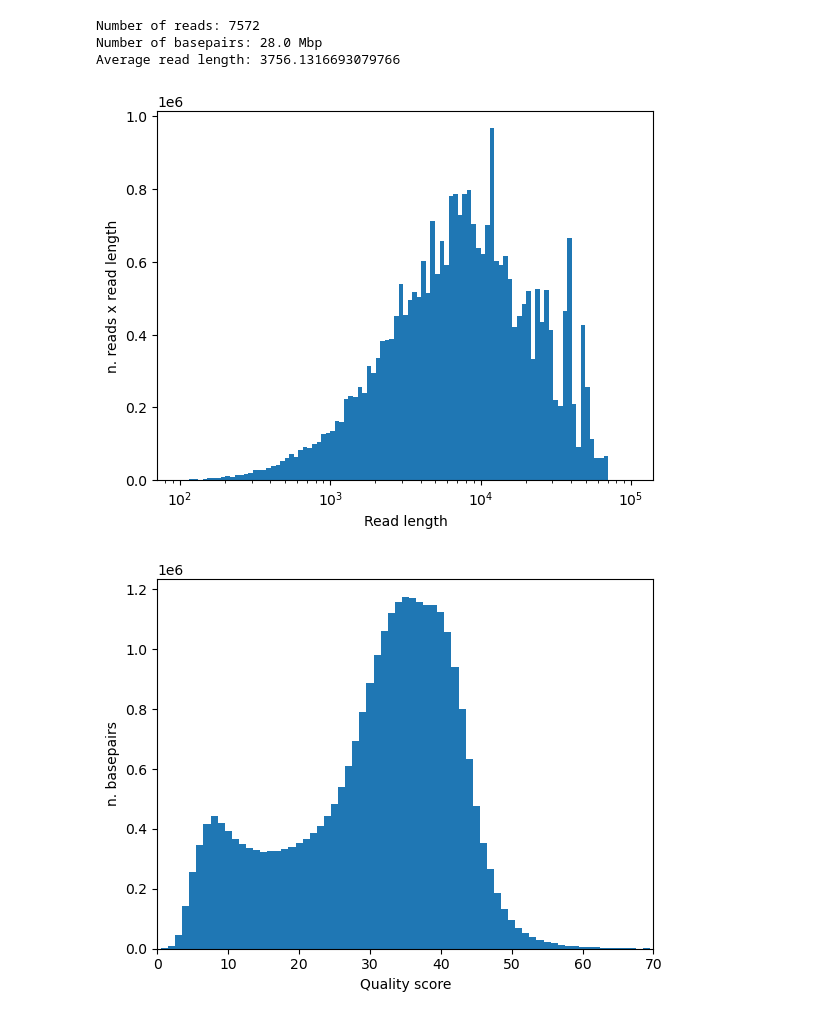
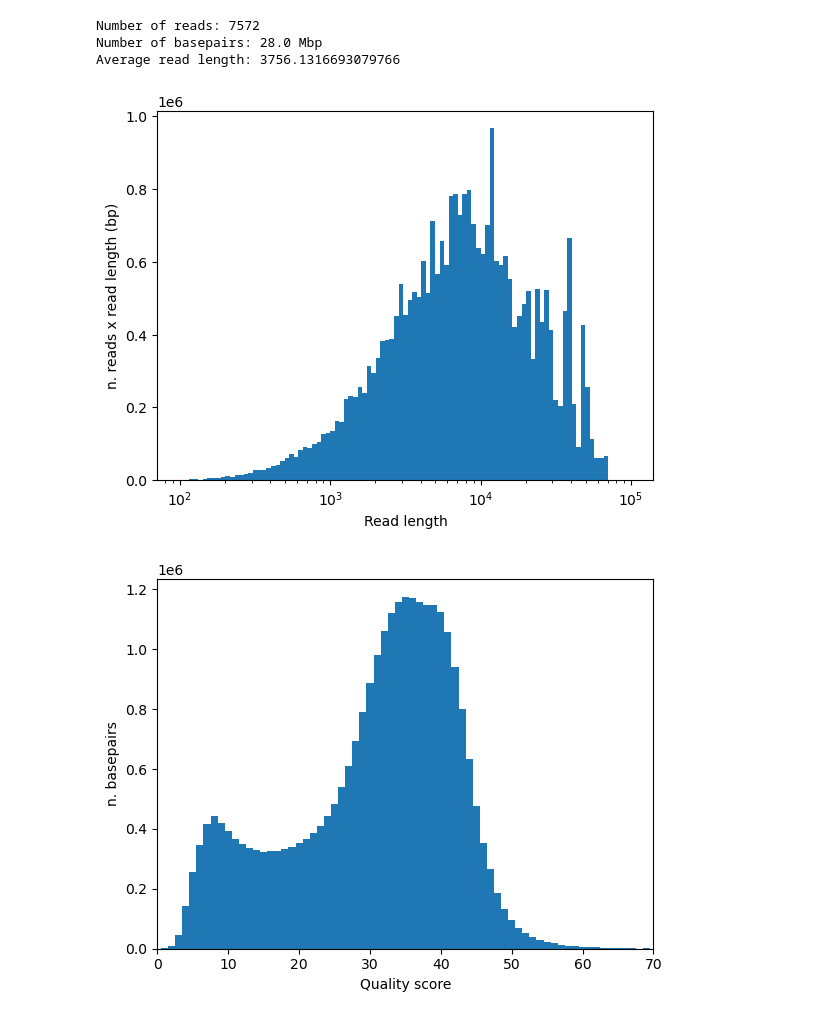
Before and after one commit to mmolari/kitp_qbio_bootcamp, a Jupyter notebook: scripts/exploring_reads.ipynb, the cells around one changed output. Cells and saved outputs as stored; diff of their text form; code cells hidden in the pictures.

```diff
--- a/scripts/exploring_reads.ipynb
+++ b/scripts/exploring_reads.ipynb
@@ -33,11 +33,11 @@ Average read length: 3756.1316693079766
 # %%
 plt.hist(L, bins=np.logspace(2,5,100), weights=L)
 plt.xscale("log")
 plt.xlabel("Read length")
-plt.ylabel("n. reads x read length")
+plt.ylabel("n. reads x read length (bp)")
 plt.show()
 # %% [output]
-[figure, old version]
+[figure, new version]
 # %%
 from collections import Counter
 Nq = Counter(Q)
```
Also changed, not shown: 4 other files.
